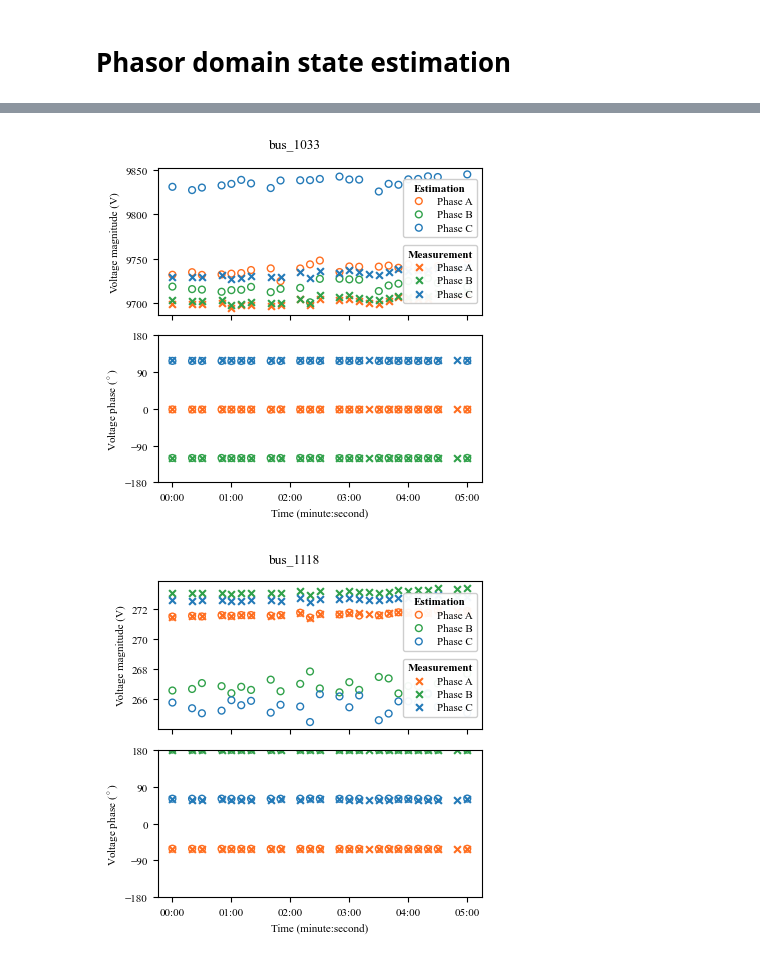
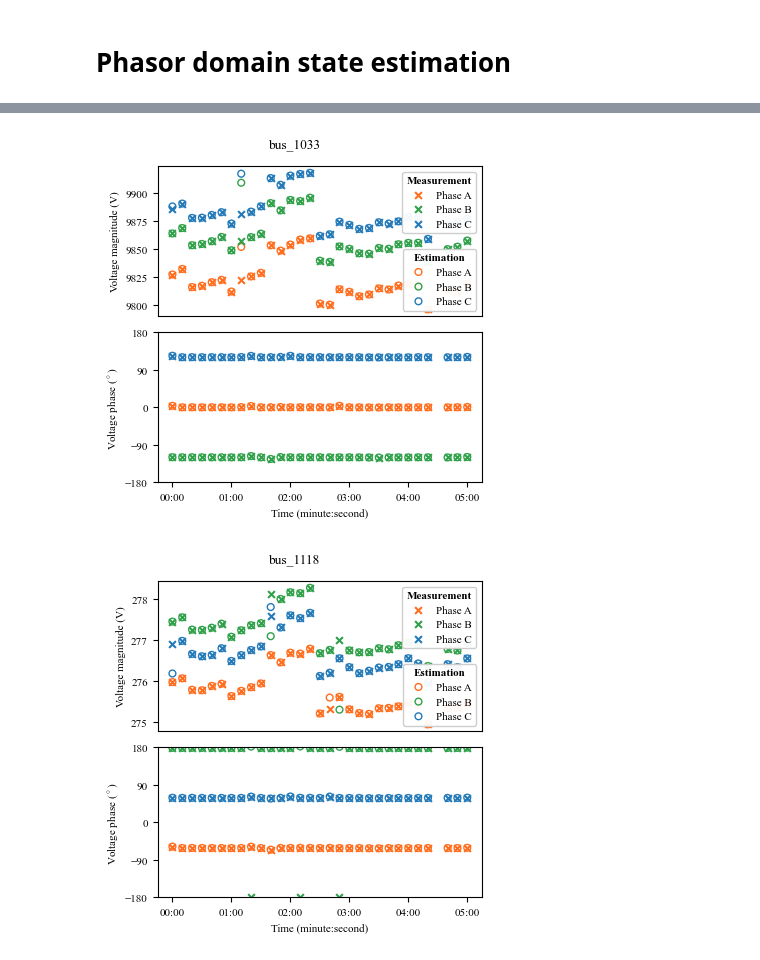
Before and after one commit to caltech-netlab/digital-twin-dataset, a Jupyter notebook: code_examples/state_estimation_phasor.ipynb, the cells around one changed output, grey strips where cells are left out. Cells and saved outputs as stored; diff of their text form; code cells hidden in the pictures.

```diff
--- a/code_examples/state_estimation_phasor.ipynb
+++ b/code_examples/state_estimation_phasor.ipynb
@@ -18,8 +18,15 @@ measured_injections = {
         [{"element": "cb_143", "sign": -1}],
     "bus_1069|bus_1070|bus_1071|bus_1078":
         [{"element": "cb_134", "sign": -1}],
+    # Zero-injection buses below
+    "bus_1034|bus_1041|bus_1042|bus_1043|bus_1044|bus_1045|bus_1046": [],
+    "bus_1066|bus_1067|bus_1068": [],
+    "bus_1103|bus_1104|bus_1105": [],
+    "bus_1091|bus_1092|bus_1093": [],
+    "bus_1054|bus_1055|bus_1056|bus_1057|bus_1058|bus_1059|bus_1079|bus_1080|bus_1081": [],
+    "bus_1115|bus_1116|bus_1117": [],
 }
-datetimespan = ('2024-11-14T07:00:00', '2024-11-14T07:05:00')
+datetimespan = ('2024-11-15T17:00:00', '2024-11-15T17:05:00')
 state_estimator = StateEstimator(
     network_files=[os.path.join(FILE_PATHS['net_files'], 'circuit3')],
     input_data_dir=FILE_PATHS['phasors'],
@@ -47,11 +48,10 @@ dict_keys(['bus_1107.ag', 'bus_1107.bg', 'bus_1107.cg', 'cb_143.a', 'cb_143.b',
 [Warning] Unknown phase configuration: ['ab'] for bus_1041
 # %%
 # Plotting
-# Voltages
-elements_to_plot = ['bus_1033', 'bus_1118', ] # 'bus_1034', 'bus_1082', 'bus_1097', 'bus_1106', 'bus_1069'
-elements_to_plot += ["bus_1118|bus_1119|bus_1120|bus_1127-I", "bus_1082|bus_1083|bus_1084-I", ] # "bus_1027|bus_1029|bus_1031|bus_1019|bus_1030|bus_1199|bus_1015|bus_1014|bus_1016|bus_1032|bus_1053|bus_1037|bus_1017|bus_1020|bus_1038|bus_1033-I", "bus_1097|bus_1098|bus_1099-I", "bus_1106|bus_1107|bus_1108-I", "bus_1069|bus_1070|bus_1071|bus_1078-I"
-plot_results(output_data_dir, datetimespan, '2024-11-13T23:30:42.000000.json', elements_to_plot, base_figsize=(4, 2), fontsize=8, combine_3_phase=True)
+elements_to_plot = ['bus_1033', 'bus_1118'] # 'bus_1034', 'bus_1082', 'bus_1097', 'bus_1106', 'bus_1069'
+elements_to_plot += ["bus_1118|bus_1119|bus_1120|bus_1127-I", "bus_1082|bus_1083|bus_1084-I", "bus_1115|bus_1116|bus_1117-I"] # "bus_1027|bus_1029|bus_1031|bus_1019|bus_1030|bus_1199|bus_1015|bus_1014|bus_1016|bus_1032|bus_1053|bus_1037|bus_1017|bus_1020|bus_1038|bus_1033-I", "bus_1097|bus_1098|bus_1099-I", "bus_1106|bus_1107|bus_1108-I", "bus_1069|bus_1070|bus_1071|bus_1078-I"
+plot_results(output_data_dir, datetimespan, elements_to_plot, base_figsize=(4, 2), fontsize=8, combine_3_phase=True)
 print_results(output_data_dir, datetimespan)
 # %% [output]
-[figure, old version]
+[figure, new version]
-[figure, old version]
+[figure, new version]
```
Also changed, not shown: parts of 4 cells of this notebook, 2 other files.
